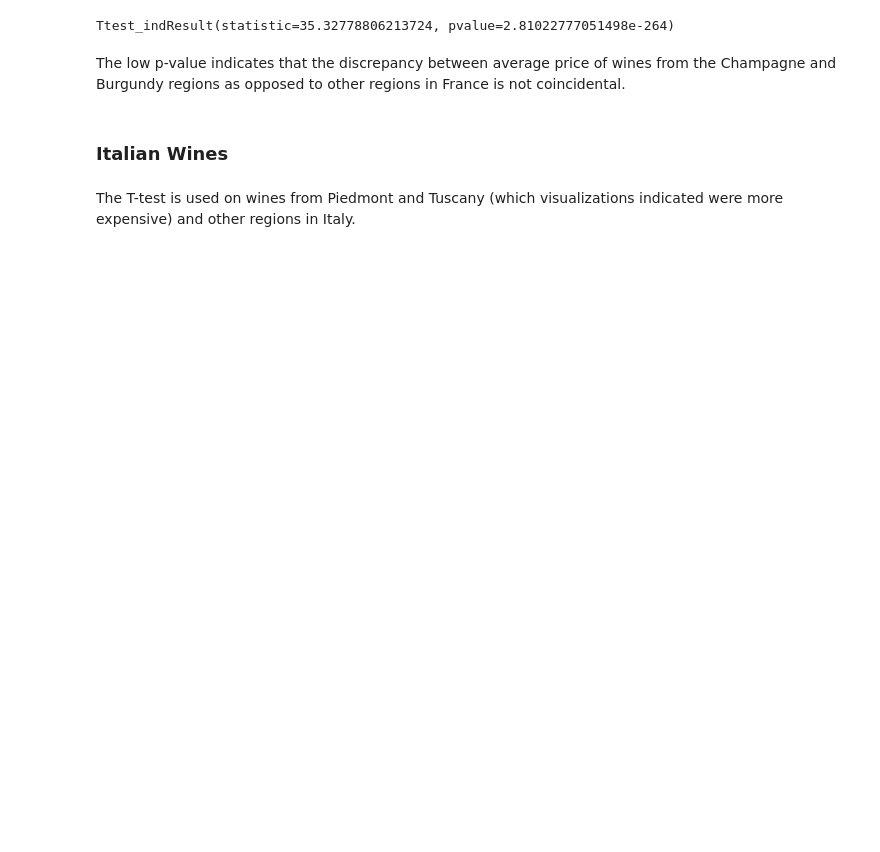
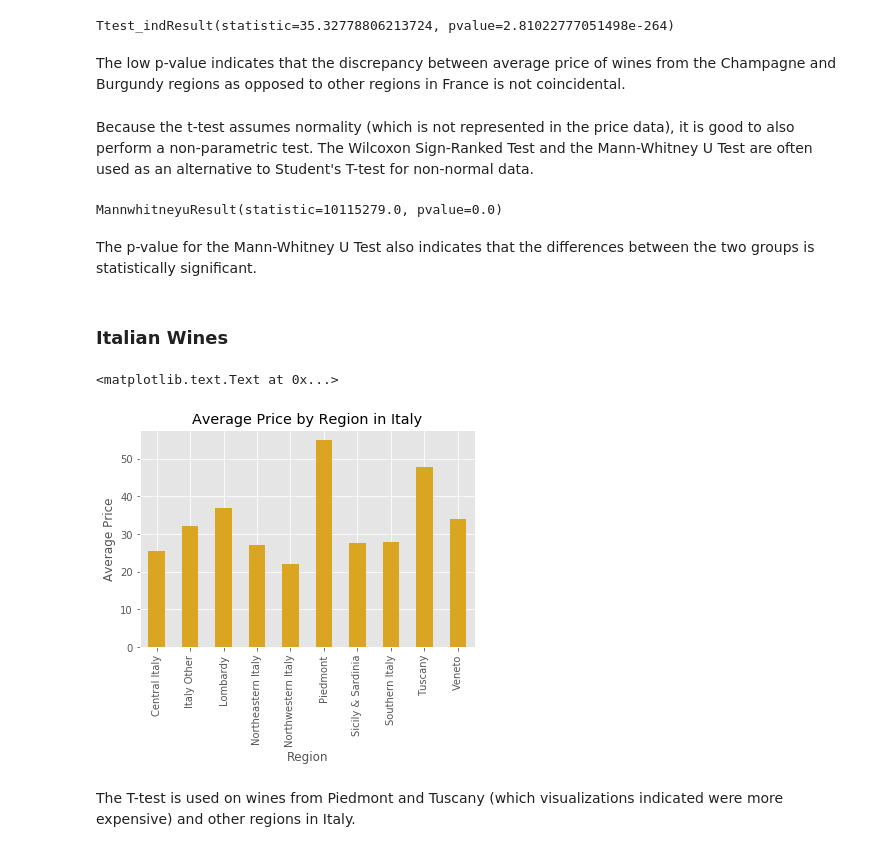
Before and after one commit to sarahrahrah/sprngbrd-mini-projects, a Jupyter notebook: capstone1/capstone-statistics.ipynb, the cells around one changed output. Drawn from its saved outputs; the diff is of its cells as text; code cells hidden in the pictures; blank space fills up the shorter version.

```diff
--- a/capstone1/capstone-statistics.ipynb
+++ b/capstone1/capstone-statistics.ipynb
@@ -51,7 +73,24 @@ ttest_ind(champagneandburgundy['price'], otherfrenchregions['price'])
 Ttest_indResult(statistic=35.32778806213724, pvalue=2.81022777051498e-264)
 # %% [markdown]
 The low p-value indicates that the discrepancy between average price of wines from the Champagne and Burgundy regions as opposed to other regions in France is not coincidental.
+# %% [markdown]
+Because the t-test assumes normality (which is not represented in the price data), it is good to also perform a non-parametric test. The Wilcoxon Sign-Ranked Test and the Mann-Whitney U Test are often used as an alternative to Student's T-test for non-normal data.
+# %%
+stats.mannwhitneyu(champagneandburgundy['price'], otherfrenchregions['price'])
+# %% [output]
+MannwhitneyuResult(statistic=10115279.0, pvalue=0.0)
+# %% [markdown]
+The p-value for the Mann-Whitney U Test also indicates that the differences between the two groups is statistically significant.
 # %% [markdown]
 ### Italian Wines
+# %%
+avg_price_per_region = italianwines.groupby('region')['price'].mean()
+avg_price_per_region.plot(kind ='bar', color = 'goldenrod')
+plt.title('Average Price by Region in Italy')
+plt.ylabel('Average Price')
+plt.xlabel('Region')
+# %% [output]
+<matplotlib.text.Text at 0x...>
+[figure, added]
 # %% [markdown]
 The T-test is used on wines from Piedmont and Tuscany (which visualizations indicated were more expensive) and other regions in Italy.
```
Also changed, not shown: parts of 23 cells of this notebook.
